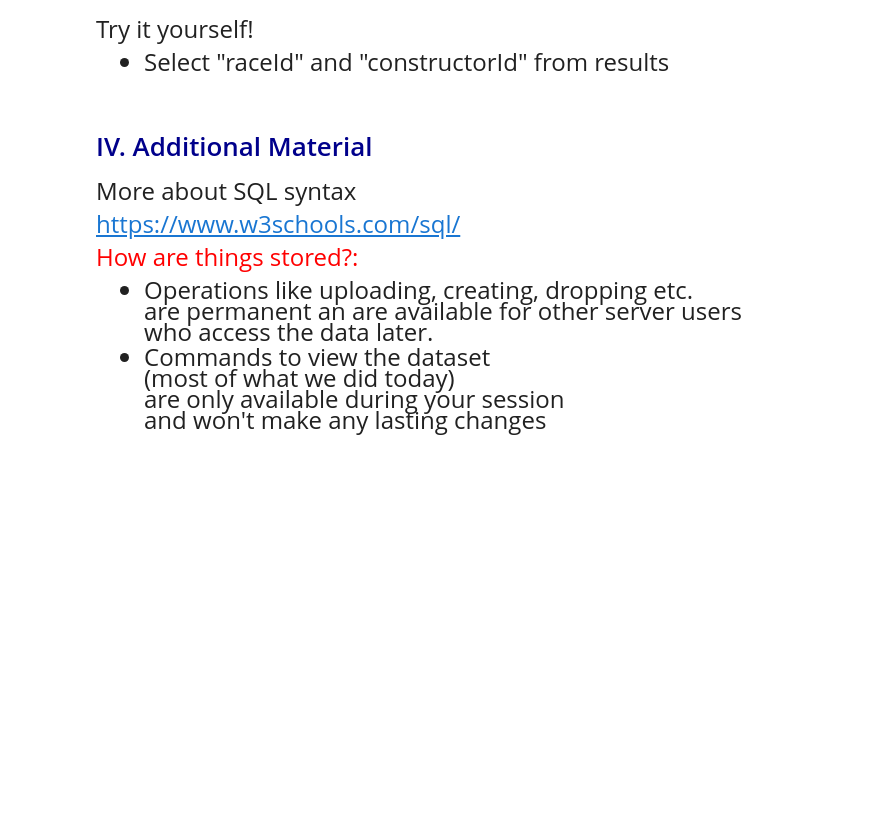
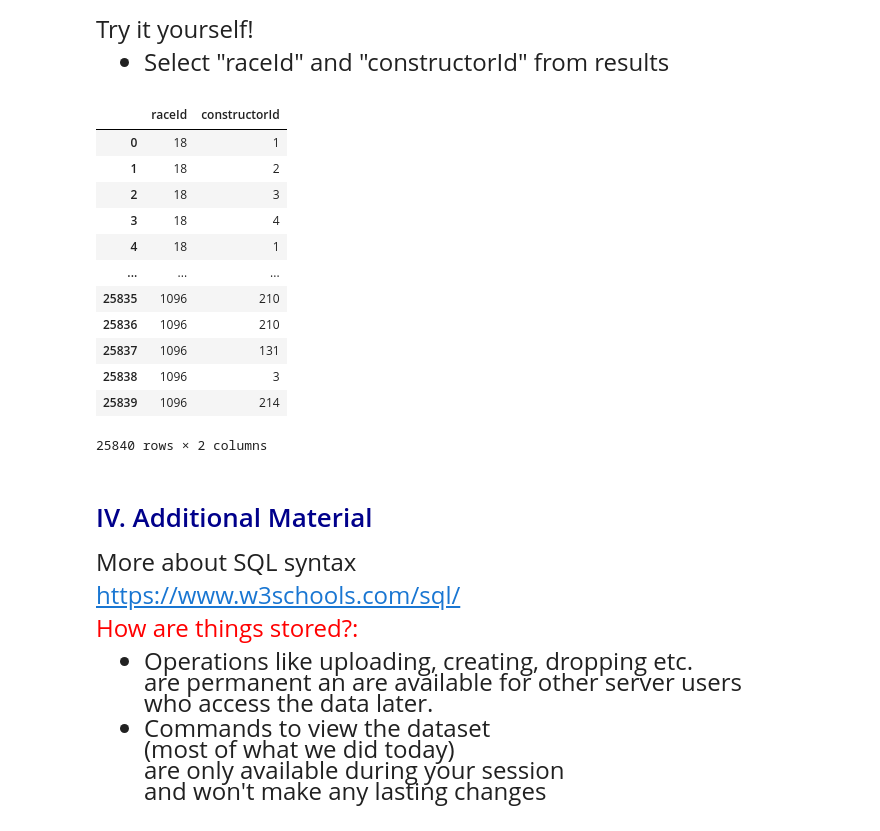
Before and after one commit to apastor03/datasci530fall2026, a Jupyter notebook: Lecture 21/lecture_21a - SQL from Python.ipynb, the cells around one changed output. Saved outputs shown, nothing was run; the diff lists cells and outputs as text; code cells hidden in the pictures; blank space fills up the shorter version.

```diff
--- a/Lecture 21/lecture_21a - SQL from Python.ipynb
+++ b/Lecture 21/lecture_21a - SQL from Python.ipynb
@@ -73,15 +73,23 @@ connection = create_engine(url_server)
 
 Upload data to SQL
 # %%
+from getpass import getpass
+
 # Import the "results" table, with the name "results_sql"
 # Con is an argument to specify the server connection
 # "if_exists" is an option to replace the table if it already exists
 # You can choose any name instead of "results_sql"
 
-results.to_sql('results',
-               con = connection,
-               if_exists='replace',
-               index=False)
+url_server = URL.create(
+    "postgresql",
+    host="localhost",
+    database="postgres",
+    username="postgres",
+    port=5432,
+    password=getpass("PostgreSQL password: ")
+)
+
+connection = create_engine(url_server)
 
 # Import "races"
 races.to_sql('races',
@@ -258,3 +283,27 @@ Try it yourself!
+# %%
+# Select raceId and constructorId from the results table
+example6 = pd.read_sql(
+    text('SELECT "raceId", "constructorId" FROM results;'),
+    connection
+)
+
+example6
+
+example6
+# %% [output]
+|  | raceId | constructorId |
+| 0 | 18 | 1 |
+| 1 | 18 | 2 |
+| 2 | 18 | 3 |
+| 3 | 18 | 4 |
+| 4 | 18 | 1 |
+| ... | ... | ... |
+| 25835 | 1096 | 210 |
+| 25836 | 1096 | 210 |
+| 25837 | 1096 | 131 |
+| 25838 | 1096 | 3 |
+| 25839 | 1096 | 214 |
+25840 rows × 2 columns
 # %% [markdown]
 # <span style="color:darkblue"> IV. Additional Material </span>
 
```
Also changed, not shown: parts of 5 cells of this notebook, 3 other files.
